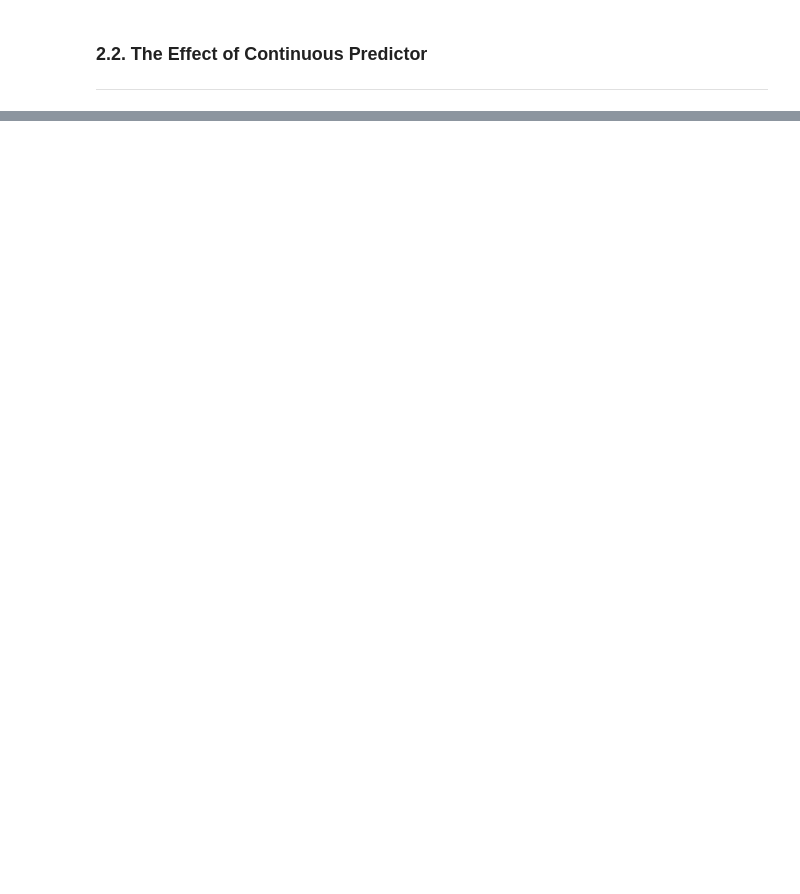
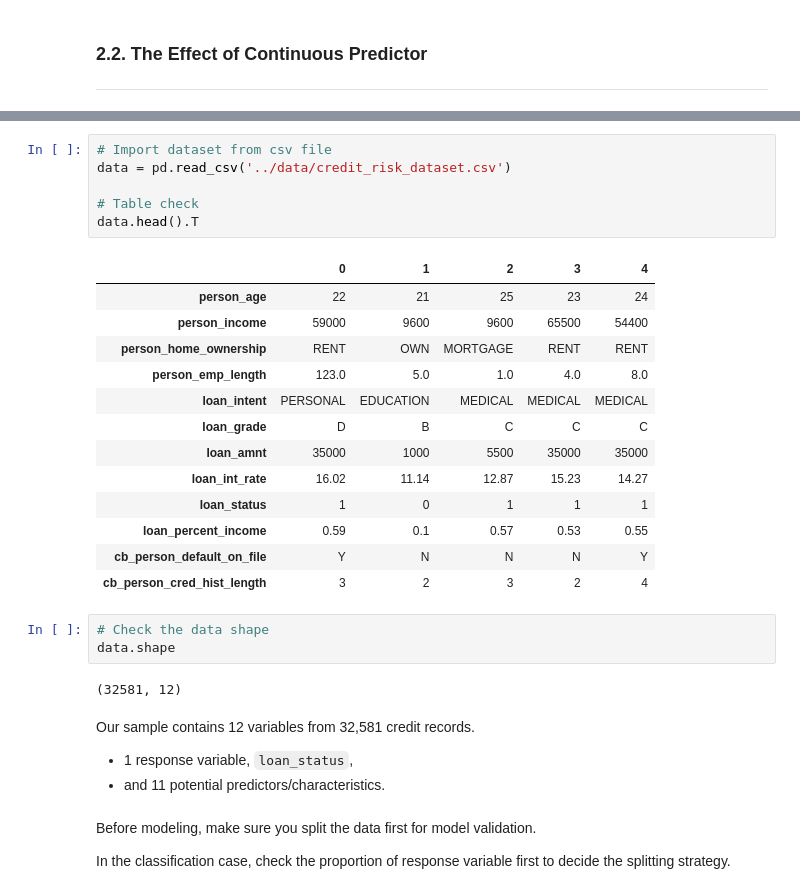
Before and after one commit to daniel-satria/credit_scoring, a Jupyter notebook: notebook/2.multiplePredictors.ipynb, the cells around one changed output, grey strips where cells are left out. Cells and saved outputs as stored; diff of their text form; blank space fills up the shorter version.

```diff
--- a/notebook/2.multiplePredictors.ipynb
+++ b/notebook/2.multiplePredictors.ipynb
@@ -136,0 +217,33 @@ Change of 50 or 100 ml may be more realistic.
+# %%
+# Import dataset from csv file
+data = pd.read_csv('../data/credit_risk_dataset.csv')
+
+# Table check
+data.head().T
+# %% [output]
+|  | 0 | 1 | 2 | 3 | 4 |
+| person_age | 22 | 21 | 25 | 23 | 24 |
+| person_income | 59000 | 9600 | 9600 | 65500 | 54400 |
+| person_home_ownership | RENT | OWN | MORTGAGE | RENT | RENT |
+| person_emp_length | 123.0 | 5.0 | 1.0 | 4.0 | 8.0 |
+| loan_intent | PERSONAL | EDUCATION | MEDICAL | MEDICAL | MEDICAL |
+| loan_grade | D | B | C | C | C |
+| loan_amnt | 35000 | 1000 | 5500 | 35000 | 35000 |
+| loan_int_rate | 16.02 | 11.14 | 12.87 | 15.23 | 14.27 |
+| loan_status | 1 | 0 | 1 | 1 | 1 |
+| loan_percent_income | 0.59 | 0.1 | 0.57 | 0.53 | 0.55 |
+| cb_person_default_on_file | Y | N | N | N | Y |
+| cb_person_cred_hist_length | 3 | 2 | 3 | 2 | 4 |
+# %%
+# Check the data shape
+data.shape
+# %% [output]
+(32581, 12)
+# %% [markdown]
+Our sample contains 12 variables from 32,581 credit records.
+- 1 response variable, `loan_status`,
+- and 11 potential predictors/characteristics.
+# %% [markdown]
+Before modeling, make sure you split the data first for model validation.
+
+In the classification case, check the proportion of response variable first to decide the splitting strategy.
```
Also changed, not shown: parts of 47 cells of this notebook.
